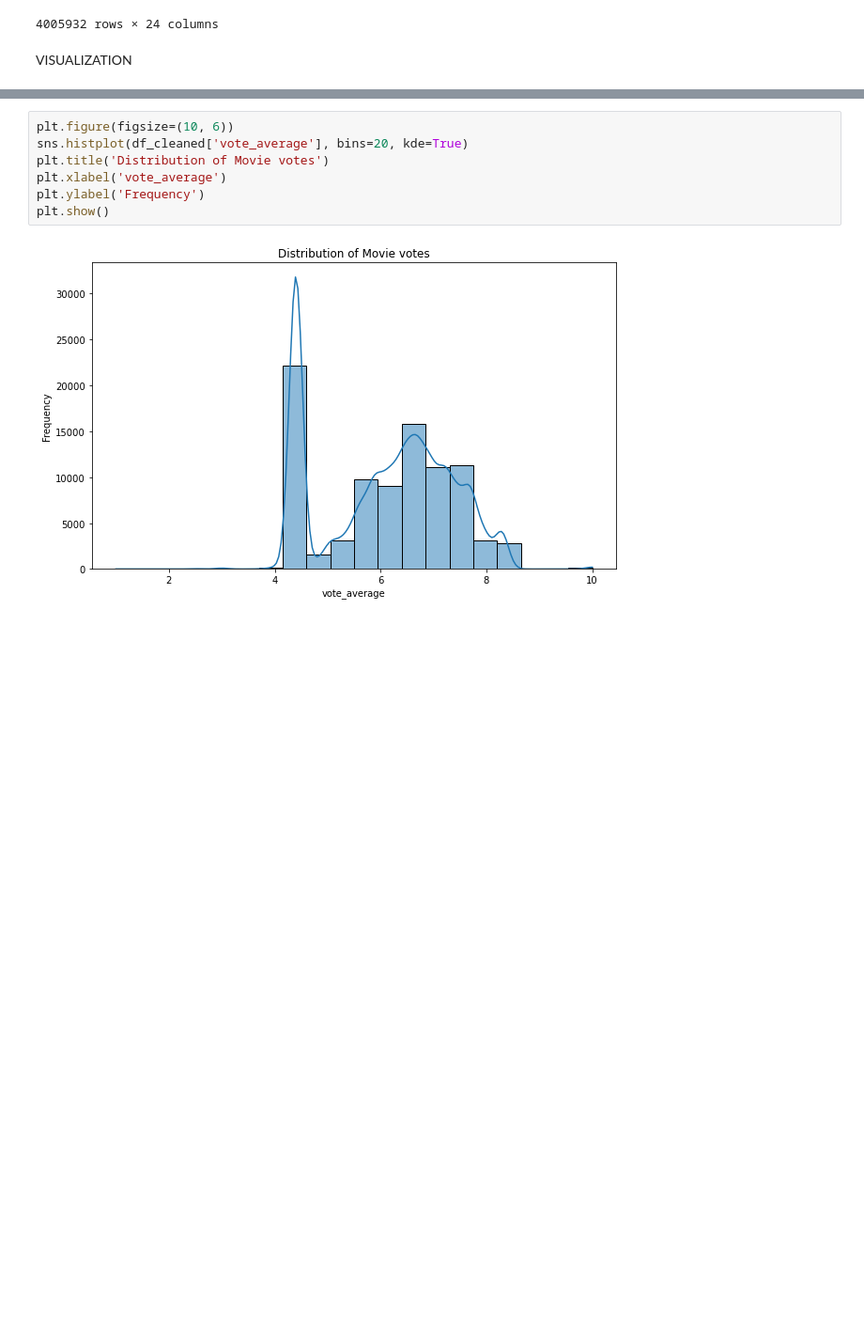
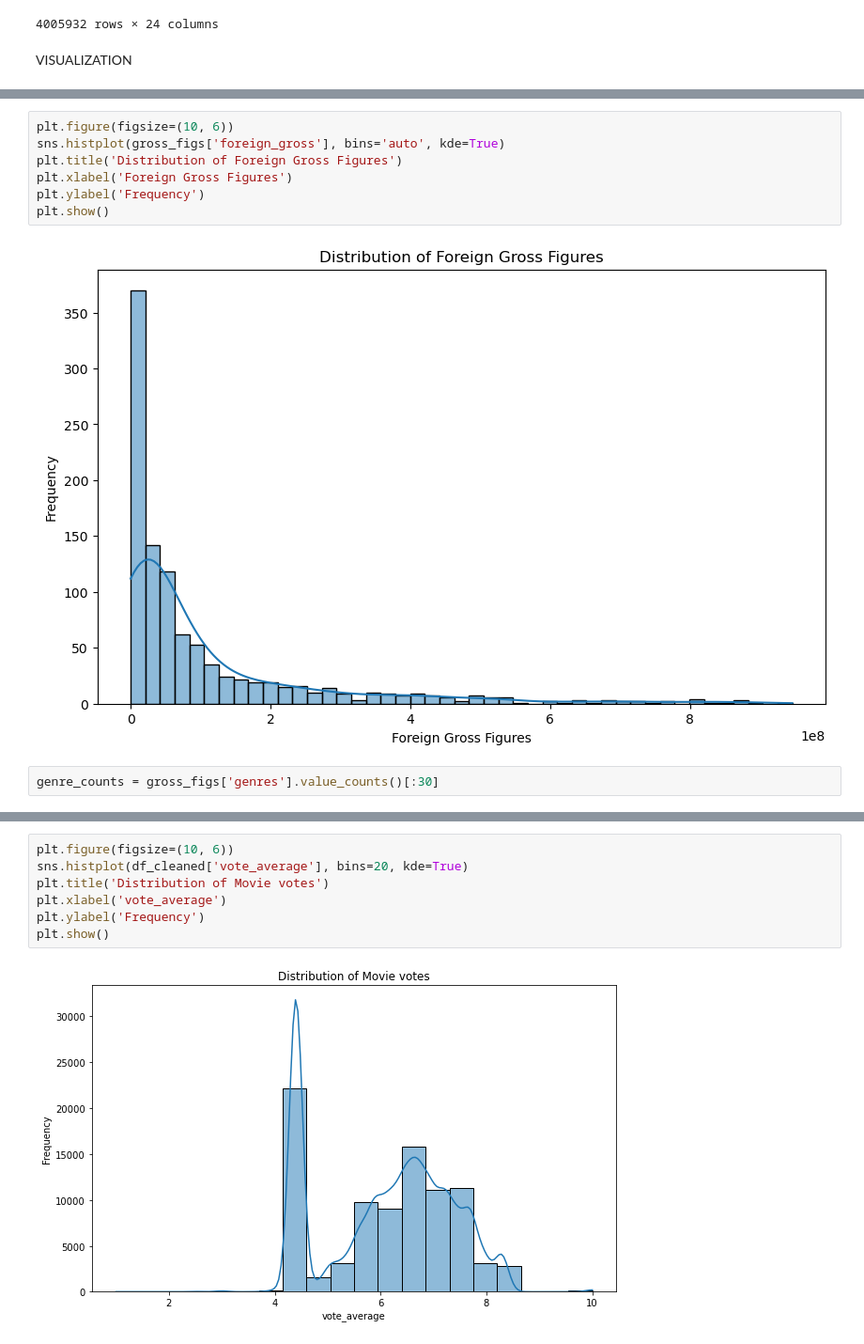
Before and after one commit to Luwate/dsc-phase-2-project-v3, a Jupyter notebook: student.ipynb, the cells around one changed output, grey strips where cells are left out. Shown at 94% size. Saved outputs shown, nothing was run; the diff lists cells and outputs as text; blank space fills up the shorter version.

```diff
--- a/student.ipynb
+++ b/student.ipynb
@@ -854,0 +919,11 @@ plt.show()
+# %%
+plt.figure(figsize=(10, 6))
+sns.histplot(gross_figs['foreign_gross'], bins='auto', kde=True)
+plt.title('Distribution of Foreign Gross Figures')
+plt.xlabel('Foreign Gross Figures')
+plt.ylabel('Frequency')
+plt.show()
+# %% [output]
+[figure, added]
+# %%
+genre_counts = gross_figs['genres'].value_counts()[:30]
```
Also changed, not shown: parts of 23 cells of this notebook, 1 other file.
